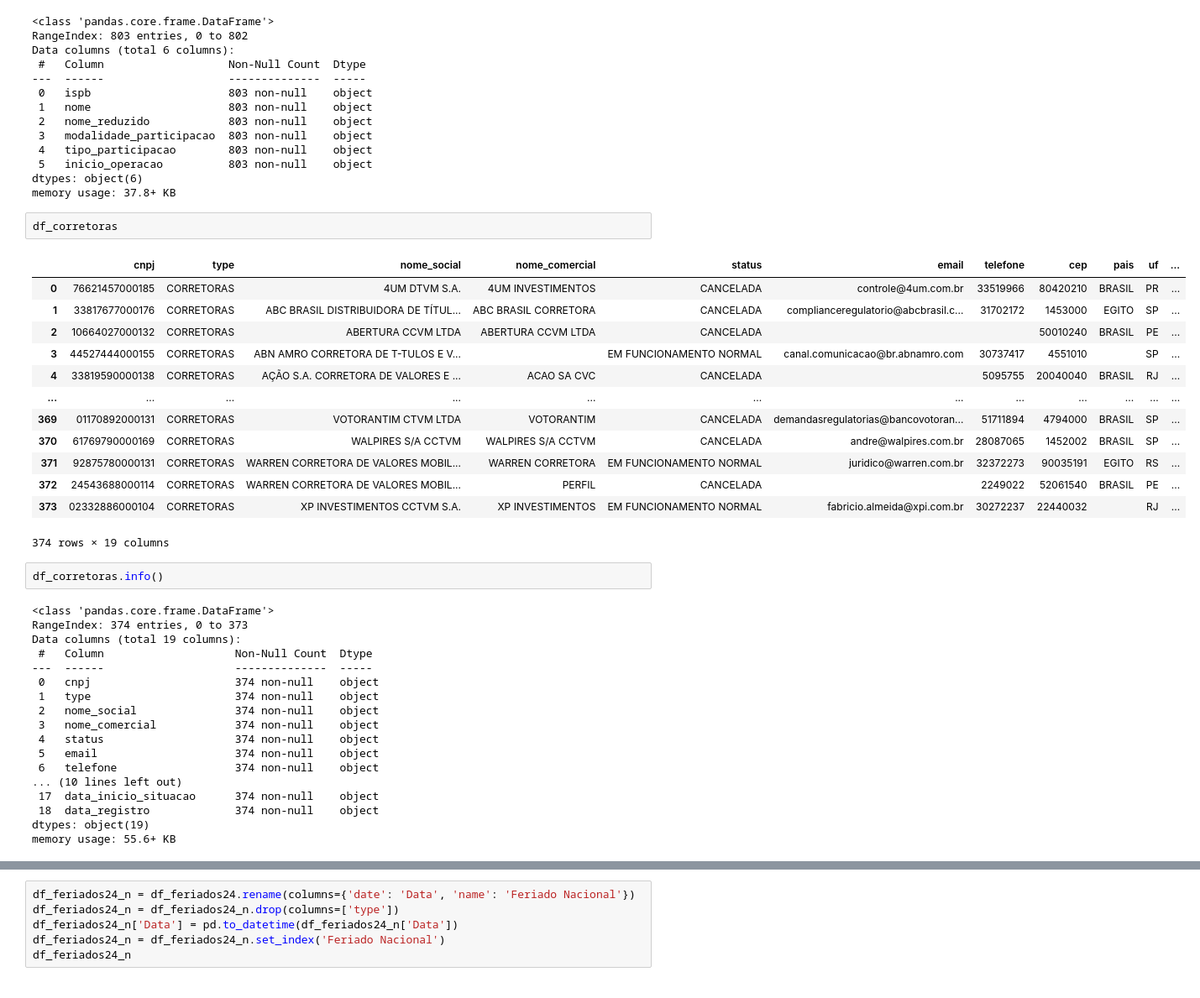
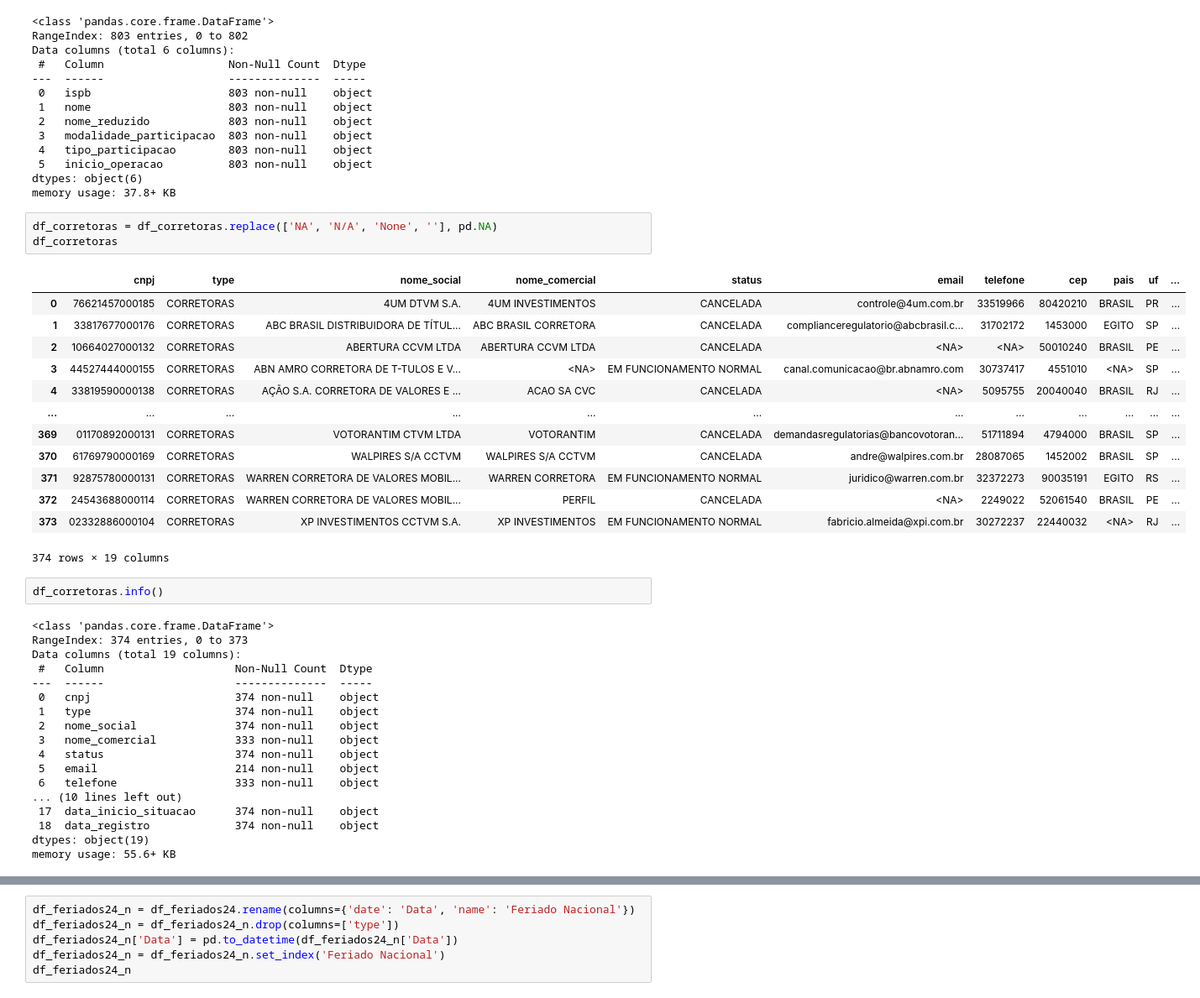
Before and after one commit to victorcanda22/ExercicioCoder, a Jupyter notebook: Projeto Final Coder - Parcial.ipynb, the cells around one changed output, grey strips where cells are left out. Shown at 84% size. Saved outputs shown, nothing was run; the diff lists cells and outputs as text.

```diff
--- a/Projeto Final Coder - Parcial.ipynb
+++ b/Projeto Final Coder - Parcial.ipynb
@@ -119,22 +120,23 @@ Data columns (total 6 columns):
  5   inicio_operacao          803 non-null    object
 dtypes: object(6)
 memory usage: 37.8+ KB
-# %%
-df_corretoras
-# %% [output]
-|  | cnpj | type | nome_social | nome_comercial | status | email | telefone | cep | pais | uf | ... |
-| 0 | 76621457000185 | CORRETORAS | 4UM DTVM S.A. | 4UM INVESTIMENTOS | CANCELADA | controle@4um.com.br | 33519966 | 80420210 | BRASIL | PR | ... |
-| 1 | 33817677000176 | CORRETORAS | ABC BRASIL DISTRIBUIDORA DE TÍTUL... | ABC BRASIL CORRETORA | CANCELADA | complianceregulatorio@abcbrasil.c... | 31702172 | 1453000 | EGITO | SP | ... |
-| 2 | 10664027000132 | CORRETORAS | ABERTURA CCVM LTDA | ABERTURA CCVM LTDA | CANCELADA |  |  | 50010240 | BRASIL | PE | ... |
-| 3 | 44527444000155 | CORRETORAS | ABN AMRO CORRETORA DE T-TULOS E V... |  | EM FUNCIONAMENTO NORMAL | canal.comunicacao@br.abnamro.com | 30737417 | 4551010 |  | SP | ... |
-| 4 | 33819590000138 | CORRETORAS | AÇÃO S.A. CORRETORA DE VALORES E ... | ACAO SA CVC | CANCELADA |  | 5095755 | 20040040 | BRASIL | RJ | ... |
-| ... | ... | ... | ... | ... | ... | ... | ... | ... | ... | ... | ... |
-| 369 | 01170892000131 | CORRETORAS | VOTORANTIM CTVM LTDA | VOTORANTIM | CANCELADA | demandasregulatorias@bancovotoran... | 51711894 | 4794000 | BRASIL | SP | ... |
-| 370 | 61769790000169 | CORRETORAS | WALPIRES S/A CCTVM | WALPIRES S/A CCTVM | CANCELADA | andre@walpires.com.br | 28087065 | 1452002 | BRASIL | SP | ... |
-| 371 | 92875780000131 | CORRETORAS | WARREN CORRETORA DE VALORES MOBIL... | WARREN CORRETORA | EM FUNCIONAMENTO NORMAL | juridico@warren.com.br | 32372273 | 90035191 | EGITO | RS | ... |
-| 372 | 24543688000114 | CORRETORAS | WARREN CORRETORA DE VALORES MOBIL... | PERFIL | CANCELADA |  | 2249022 | 52061540 | BRASIL | PE | ... |
-| 373 | 02332886000104 | CORRETORAS | XP INVESTIMENTOS CCTVM S.A. | XP INVESTIMENTOS | EM FUNCIONAMENTO NORMAL | fabricio.almeida@xpi.com.br | 30272237 | 22440032 |  | RJ | ... |
-374 rows × 19 columns
+# %%
+df_corretoras = df_corretoras.replace(['NA', 'N/A', 'None', ''], pd.NA)
+df_corretoras
+# %% [output]
+|  | cnpj | type | nome_social | nome_comercial | status | email | telefone | cep | pais | uf | ... |
+| 0 | 76621457000185 | CORRETORAS | 4UM DTVM S.A. | 4UM INVESTIMENTOS | CANCELADA | controle@4um.com.br | 33519966 | 80420210 | BRASIL | PR | ... |
+| 1 | 33817677000176 | CORRETORAS | ABC BRASIL DISTRIBUIDORA DE TÍTUL... | ABC BRASIL CORRETORA | CANCELADA | complianceregulatorio@abcbrasil.c... | 31702172 | 1453000 | EGITO | SP | ... |
+| 2 | 10664027000132 | CORRETORAS | ABERTURA CCVM LTDA | ABERTURA CCVM LTDA | CANCELADA | <NA> | <NA> | 50010240 | BRASIL | PE | ... |
+| 3 | 44527444000155 | CORRETORAS | ABN AMRO CORRETORA DE T-TULOS E V... | <NA> | EM FUNCIONAMENTO NORMAL | canal.comunicacao@br.abnamro.com | 30737417 | 4551010 | <NA> | SP | ... |
+| 4 | 33819590000138 | CORRETORAS | AÇÃO S.A. CORRETORA DE VALORES E ... | ACAO SA CVC | CANCELADA | <NA> | 5095755 | 20040040 | BRASIL | RJ | ... |
+| ... | ... | ... | ... | ... | ... | ... | ... | ... | ... | ... | ... |
+| 369 | 01170892000131 | CORRETORAS | VOTORANTIM CTVM LTDA | VOTORANTIM | CANCELADA | demandasregulatorias@bancovotoran... | 51711894 | 4794000 | BRASIL | SP | ... |
+| 370 | 61769790000169 | CORRETORAS | WALPIRES S/A CCTVM | WALPIRES S/A CCTVM | CANCELADA | andre@walpires.com.br | 28087065 | 1452002 | BRASIL | SP | ... |
+| 371 | 92875780000131 | CORRETORAS | WARREN CORRETORA DE VALORES MOBIL... | WARREN CORRETORA | EM FUNCIONAMENTO NORMAL | juridico@warren.com.br | 32372273 | 90035191 | EGITO | RS | ... |
+| 372 | 24543688000114 | CORRETORAS | WARREN CORRETORA DE VALORES MOBIL... | PERFIL | CANCELADA | <NA> | 2249022 | 52061540 | BRASIL | PE | ... |
+| 373 | 02332886000104 | CORRETORAS | XP INVESTIMENTOS CCTVM S.A. | XP INVESTIMENTOS | EM FUNCIONAMENTO NORMAL | fabricio.almeida@xpi.com.br | 30272237 | 22440032 | <NA> | RJ | ... |
+374 rows × 19 columns
 # %%
 df_corretoras.info()
 # %% [output]
@@ -146,10 +148,10 @@ Data columns (total 19 columns):
  0   cnpj                      374 non-null    object
  1   type                      374 non-null    object
  2   nome_social               374 non-null    object
- 3   nome_comercial            374 non-null    object
+ 3   nome_comercial            333 non-null    object
  4   status                    374 non-null    object
- 5   email                     374 non-null    object
- 6   telefone                  374 non-null    object
+ 5   email                     214 non-null    object
+ 6   telefone                  333 non-null    object
 ... (10 lines left out)
  17  data_inicio_situacao      374 non-null    object
  18  data_registro             374 non-null    object
```
Also changed, not shown: parts of 4 cells of this notebook.
